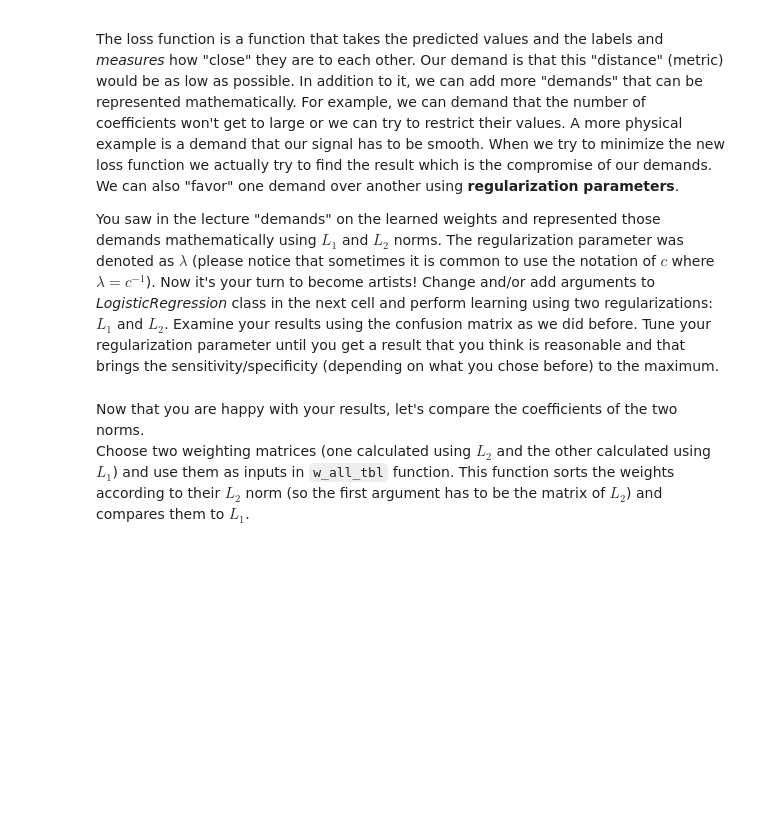
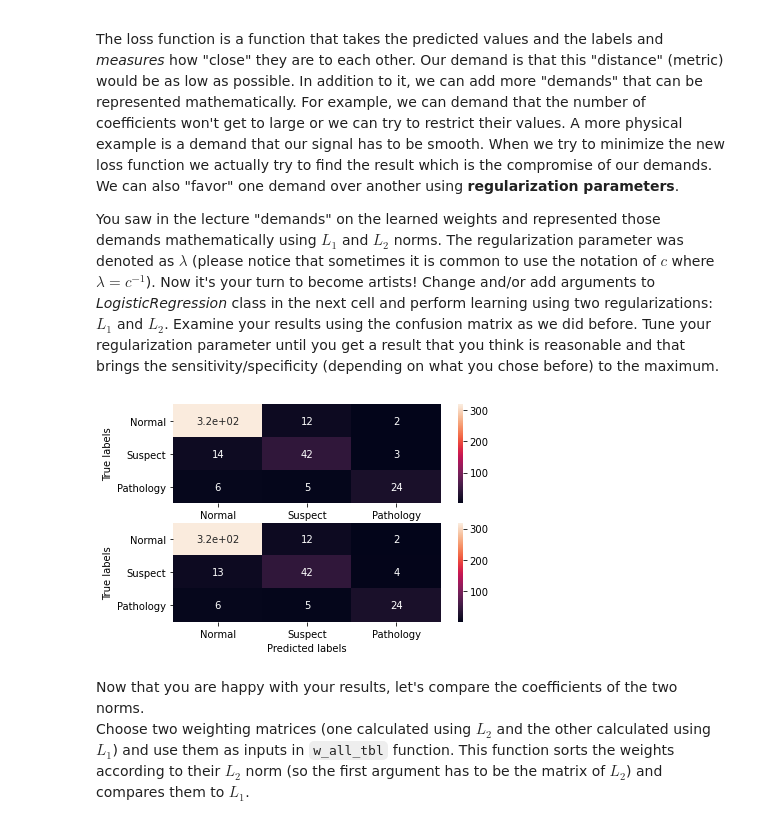
Before and after one commit to mlh-master/hw1_mlh-lidan-and-tom, a Jupyter notebook: HW1.ipynb, the cells around one changed output. Drawn from its saved outputs; the diff is of its cells as text; code cells hidden in the pictures; blank space fills up the shorter version.

```diff
--- a/HW1.ipynb
+++ b/HW1.ipynb
@@ -365,21 +428,28 @@ The loss function is a function that takes the predicted values and the labels a
 You saw in the lecture "demands" on the learned weights and represented those demands mathematically using $ L_1 $ and $ L_2 $ norms. The regularization parameter was denoted as $\lambda$ (please notice that sometimes it is common to use the notation of $ c $ where $\lambda = c^{-1}$). Now it's your turn to become artists! Change and/or add arguments to *LogisticRegression* class in the next cell and perform learning using two regularizations: $ L_1 $ and $ L_2 $. Examine your results using the confusion matrix as we did before. Tune your regularization parameter until you get a result that you think is reasonable and that brings the sensitivity/specificity (depending on what you chose before) to the maximum.
 # %%
 # Implement your code here:
-mode = # choose a mode from the `nsd`
-logreg_l2 = LogisticRegression(solver='saga', multi_class='ovr', max_iter=10000) # complete the arguments for L2
-y_pred_2, w2 = pred_log(logreg_l2,) # complete this function using nsd function
+
+mode = 'standard' # choose a mode from the `nsd` "standard" / 'MinMax' / 'mean' / 'none'
+X_train_normalized = nsd(X_train, mode=mode, flag=False)
+X_test_normalized = nsd(X_test, mode=mode, flag=False)
+
+C = 0.1;
+logreg_l2 = LogisticRegression(solver='saga', multi_class='ovr', max_iter=10000, penalty='l2', C=C) # complete the arguments for L2
+y_pred_2, w2 = pred_log(logreg_l2, X_train_normalized, y_train, X_test_normalized) # complete this function using nsd function
 cnf_matrix = metrics.confusion_matrix(y_test, y_pred_2)
 ax1 = plt.subplot(211)
 sns.heatmap(cnf_matrix, annot=True, xticklabels=['Normal','Suspect','Pathology'], yticklabels=['Normal','Suspect','Pathology'])
 ax1.set(ylabel='True labels', xlabel='Predicted labels')
 
-logreg_l1 = LogisticRegression(solver='saga', multi_class='ovr', max_iter=10000) # complete the arguments for L1
-y_pred_1, w1 = pred_log(logreg_l1,)  # complete this function using nsd function
+logreg_l1 = LogisticRegression(solver='saga', multi_class='ovr', max_iter=10000 ,penalty='l1', C=C) # complete the arguments for L1
+y_pred_1, w1 = pred_log(logreg_l1, X_train_normalized, y_train, X_test_normalized)  # complete this function using nsd function
 cnf_matrix = metrics.confusion_matrix(y_test, y_pred_1)
 ax2 = plt.subplot(212)
 sns.heatmap(cnf_matrix, annot=True, xticklabels=['Normal','Suspect','Pathology'], yticklabels=['Normal','Suspect','Pathology'])
 ax2.set(ylabel='True labels', xlabel='Predicted labels')
 plt.show()
+# %% [output]
+[figure, added]
 # %% [markdown]
 Now that you are happy with your results, let's compare the coefficients of the two norms.\
 Choose two weighting matrices (one calculated using $ L_2 $ and the other calculated using $ L_1 $) and use them as inputs in `w_all_tbl` function. This function sorts the weights according to their $ L_2 $ norm (so the first argument has to be the matrix of $ L_2 $) and compares them to $L_1$.
```
Also changed, not shown: parts of 42 cells of this notebook, 2 other files.
